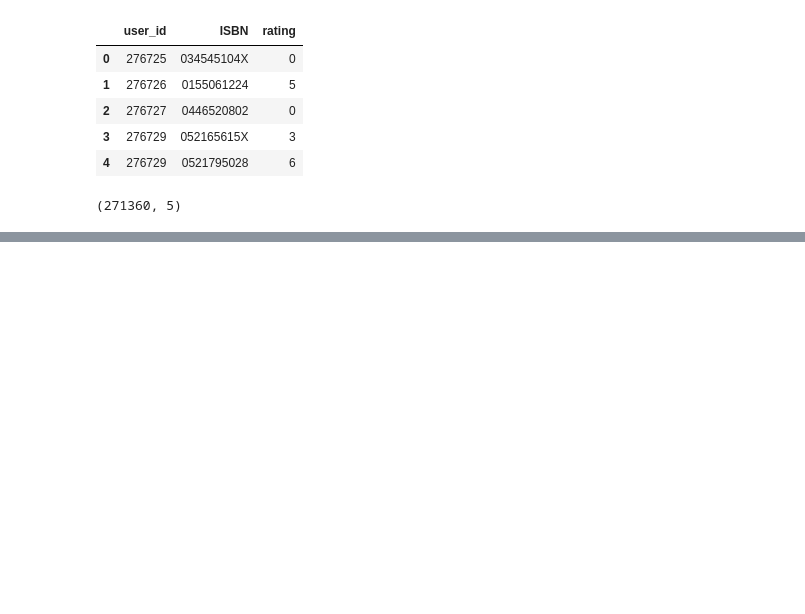
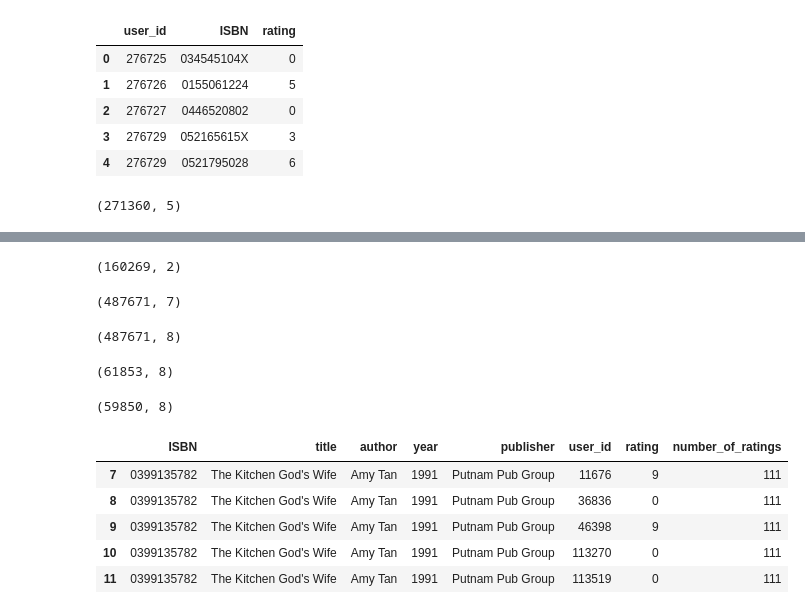
Before and after one commit to kiranbaby14/Machine-Learning-Projects, a Jupyter notebook: Book Recommendation/Book Recommendation.ipynb, the cells around one changed output, grey strips where cells are left out. Saved outputs shown, nothing was run; the diff lists cells and outputs as text; code cells hidden in the pictures; blank space fills up the shorter version.

```diff
--- a/Book Recommendation/Book Recommendation.ipynb
+++ b/Book Recommendation/Book Recommendation.ipynb
@@ -108,0 +164,10 @@ ratings.shape
+# %%
+number_rating.rename(columns={'rating': 'number_of_ratings'}, inplace=True)
+# %%
+number_rating.shape
+# %% [output]
+(160269, 2)
+# %%
+ratings_with_books.shape
+# %% [output]
+(487671, 7)
@@ -108,0 +176,4 @@ ratings.shape
+# %%
+final_rating.shape
+# %% [output]
+(487671, 8)
@@ -108,0 +182,4 @@ ratings.shape
+# %%
+final_rating.shape
+# %% [output]
+(61853, 8)
@@ -108,0 +188,13 @@ ratings.shape
+# %%
+final_rating.shape
+# %% [output]
+(59850, 8)
+# %%
+final_rating.head()
+# %% [output]
+|  | ISBN | title | author | year | publisher | user_id | rating | number_of_ratings |
+| 7 | 0399135782 | The Kitchen God's Wife | Amy Tan | 1991 | Putnam Pub Group | 11676 | 9 | 111 |
+| 8 | 0399135782 | The Kitchen God's Wife | Amy Tan | 1991 | Putnam Pub Group | 36836 | 0 | 111 |
+| 9 | 0399135782 | The Kitchen God's Wife | Amy Tan | 1991 | Putnam Pub Group | 46398 | 9 | 111 |
+| 10 | 0399135782 | The Kitchen God's Wife | Amy Tan | 1991 | Putnam Pub Group | 113270 | 0 | 111 |
+| 11 | 0399135782 | The Kitchen God's Wife | Amy Tan | 1991 | Putnam Pub Group | 113519 | 0 | 111 |
```
Also changed, not shown: parts of 32 cells of this notebook.
